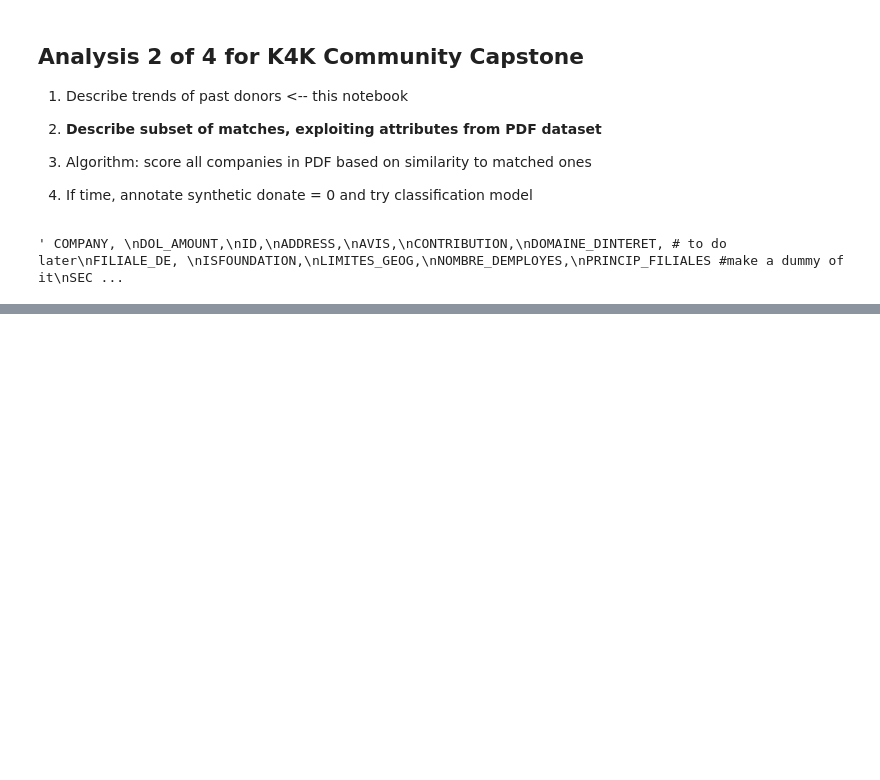
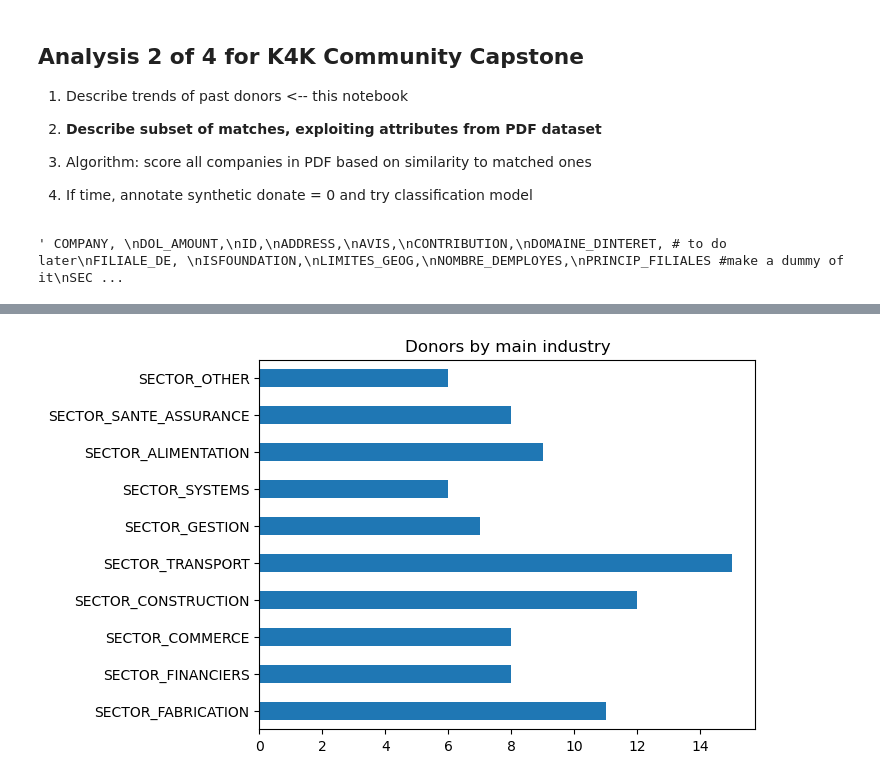
Before and after one commit to carlosfg97/Kurling4Kids, a Jupyter notebook: dataset_merge/matched_donors_analysis.ipynb, the cells around one changed output, grey strips where cells are left out. Drawn from its saved outputs; the diff is of its cells as text; code cells hidden in the pictures; blank space fills up the shorter version.

```diff
--- a/dataset_merge/matched_donors_analysis.ipynb
+++ b/dataset_merge/matched_donors_analysis.ipynb
@@ -613,0 +228,7 @@ array(['Centraide, collectivités, éducation, environnement, maladies infantile
+# %%
+### Sector
+
+df1[sector_list].sum().plot(kind = 'barh', title = 'Donors by main industry')
+plt.show()
+# %% [output]
+[figure, added]
```
Also changed, not shown: parts of 64 cells of this notebook, 10 other files.
